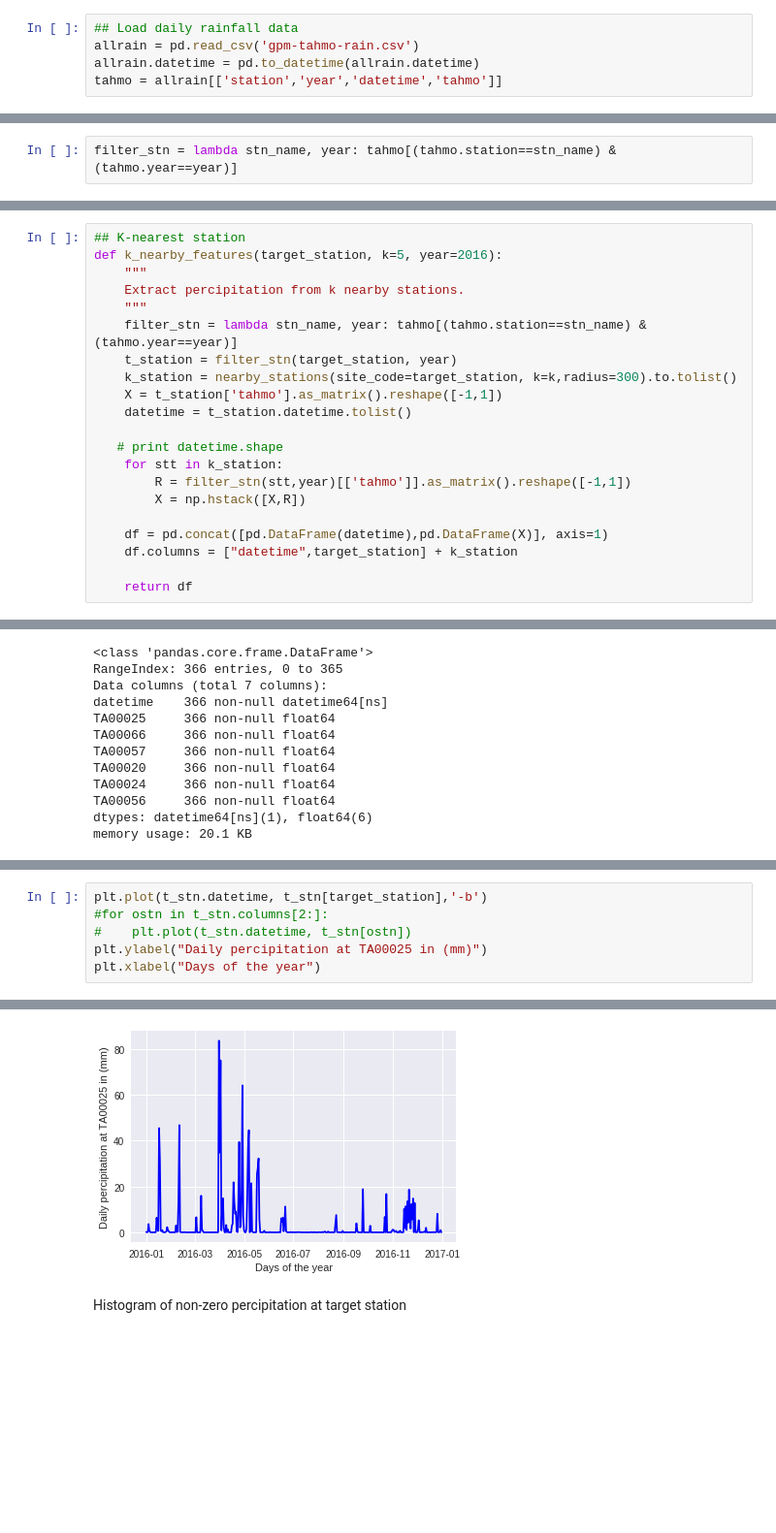
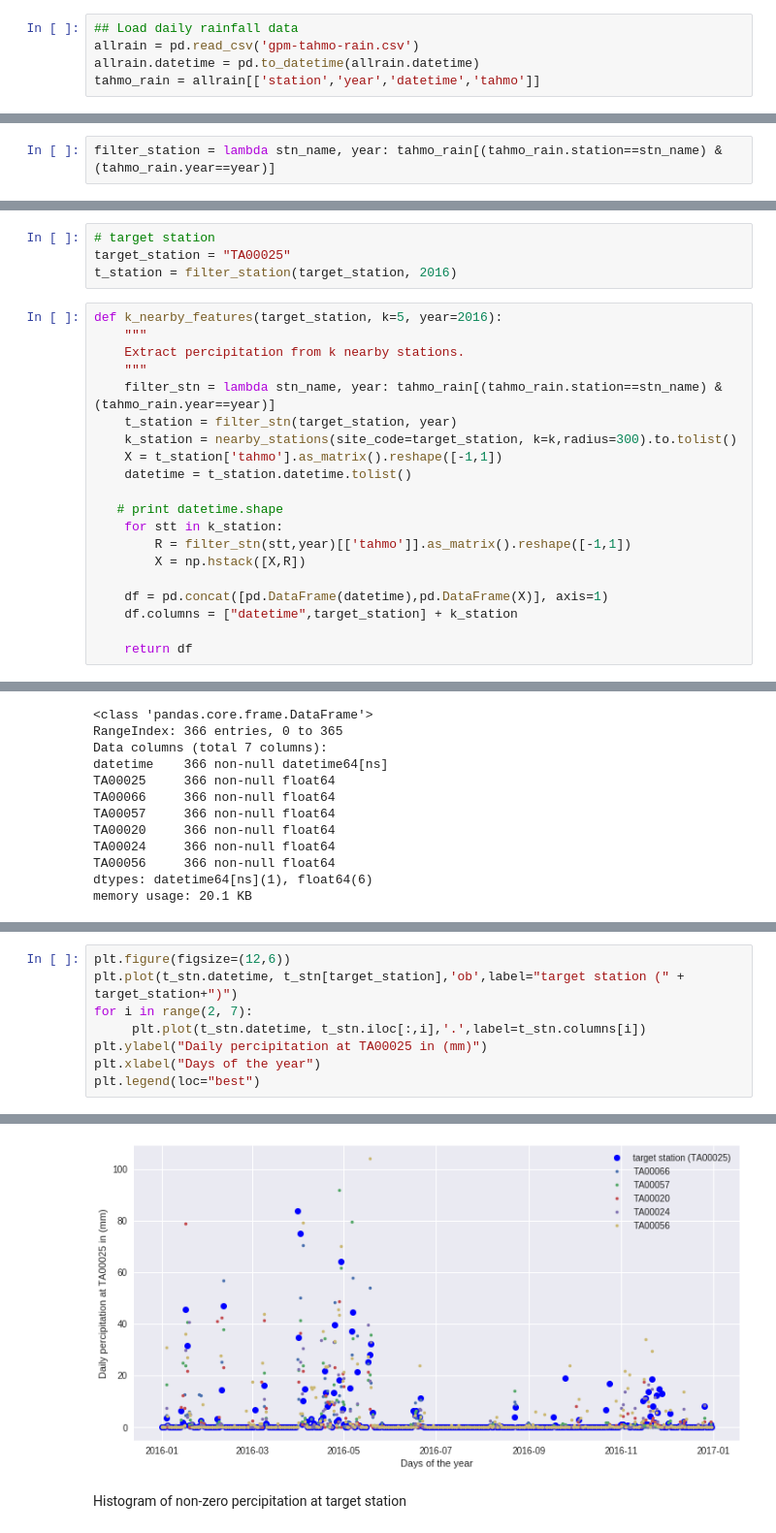
Before and after one commit to tadeze/dsa2018, a Jupyter notebook: Percipitation prediction.ipynb, the cells around one changed output, grey strips where cells are left out. Shown at 97% size. Saved outputs shown, nothing was run; the diff lists cells and outputs as text; blank space fills up the shorter version.

```diff
--- a/Percipitation prediction.ipynb
+++ b/Percipitation prediction.ipynb
@@ -14,4 +17,4 @@ from sklearn.neighbors import KernelDensity
 ## Load daily rainfall data
 allrain = pd.read_csv('gpm-tahmo-rain.csv')
 allrain.datetime = pd.to_datetime(allrain.datetime)
-tahmo = allrain[['station','year','datetime','tahmo']]
+tahmo_rain = allrain[['station','year','datetime','tahmo']]
@@ -26,4 +38,4 @@ def nearby_stations(site_code, k=10, radius=500):
 
     return k_nearest
 # %%
-filter_stn = lambda stn_name, year: tahmo[(tahmo.station==stn_name) & (tahmo.year==year)]
+filter_station = lambda stn_name, year: tahmo_rain[(tahmo_rain.station==stn_name) & (tahmo_rain.year==year)]
@@ -41,10 +42,13 @@ tahmo.head(5)
+# %%
+# target station
+target_station = "TA00025"
+t_station = filter_station(target_station, 2016)
 # %%
-## K-nearest station
 def k_nearby_features(target_station, k=5, year=2016):
     """
     Extract percipitation from k nearby stations.
     """
-    filter_stn = lambda stn_name, year: tahmo[(tahmo.station==stn_name) & (tahmo.year==year)]
+    filter_stn = lambda stn_name, year: tahmo_rain[(tahmo_rain.station==stn_name) & (tahmo_rain.year==year)]
     t_station = filter_stn(target_station, year)
     k_station = nearby_stations(site_code=target_station, k=k,radius=300).to.tolist()
     X = t_station['tahmo'].as_matrix().reshape([-1,1])
@@ -96,7 +90,9 @@ t_stn.tail(5)
 # %%
-plt.plot(t_stn.datetime, t_stn[target_station],'-b')
-#for ostn in t_stn.columns[2:]:
-#    plt.plot(t_stn.datetime, t_stn[ostn])
+plt.figure(figsize=(12,6))
+plt.plot(t_stn.datetime, t_stn[target_station],'ob',label="target station (" + target_station+")")
+for i in range(2, 7):
+     plt.plot(t_stn.datetime, t_stn.iloc[:,i],'.',label=t_stn.columns[i])
 plt.ylabel("Daily percipitation at TA00025 in (mm)")
 plt.xlabel("Days of the year")
+plt.legend(loc="best")
 # %% [output]
@@ -104,4 +100,4 @@ plt.xlabel("Days of the year")
-[figure, old version]
+[figure, new version]
 # %% [markdown]
 Histogram of non-zero percipitation at target station
 # %%
```
Also changed, not shown: parts of 26 cells of this notebook.
